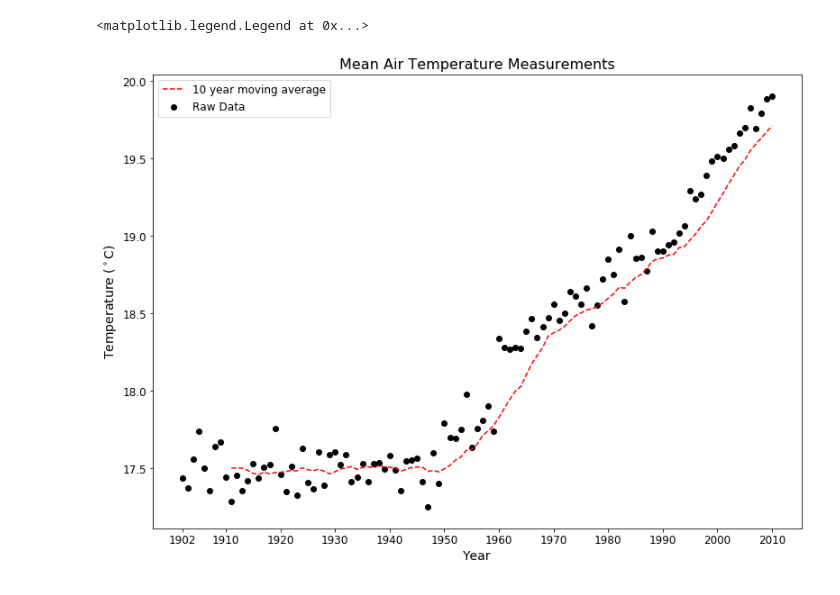
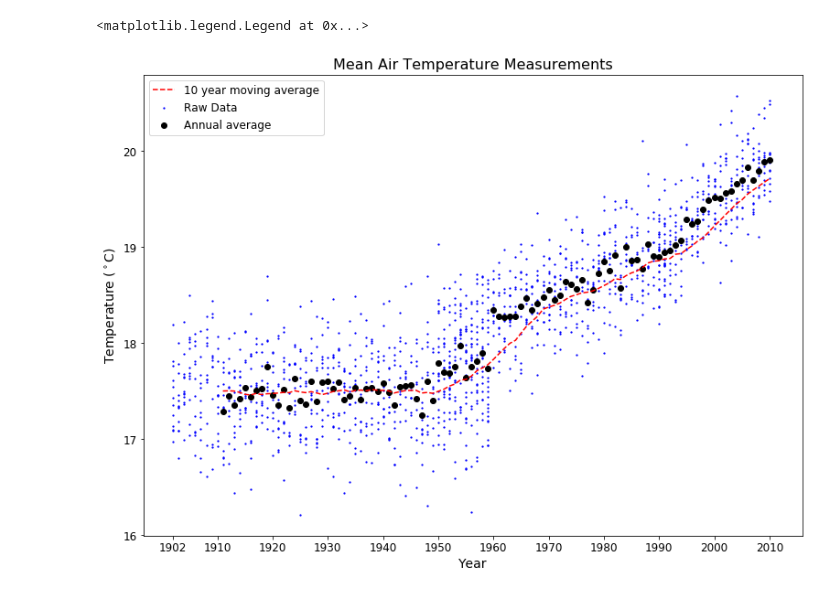
Before and after one commit to PacktWorkshops/The-Supervised-Learning-Workshop, a Jupyter notebook: Chapter 2 - Regression/Exercise_2_01.ipynb, the cells around one changed output. Drawn from its saved outputs; the diff is of its cells as text; code cells hidden in the pictures.

```diff
--- a/Chapter 2 - Regression/Exercise_2_01.ipynb
+++ b/Chapter 2 - Regression/Exercise_2_01.ipynb
@@ -26,5 +57,8 @@ df.head()
 # %%
-df_group_year = df.groupby('Year').agg(np.mean)
+#
+# roll up by year
+#
+df_group_year = df.groupby('Year').agg(['mean'])
 print(df_group_year.head())
 print(df_group_year.tail())
 # %% [output]
@@ -45,6 +89,7 @@ Year
 # %%
 window = 10
-rolling = df_group_year.AverageTemperature.rolling(window).mean()
-print(rolling.head(14))
-print(rolling.tail())
+smoothed_df = \
+  df_group_year.Temperature.rolling(window).mean()
+print(smoothed_df.head(14))
+print(smoothed_df.tail())
 # %% [output]
@@ -67,0 +113,9 @@ Name: AverageTemperature, dtype: float64
+# %%
+#
+# filter out the NaN values
+#
+smoothed_df = smoothed_df[smoothed_df['mean'].notnull()]
+#
+# quick plot to understand what we have so far
+#
+plt.scatter(smoothed_df.index, smoothed_df['mean'])
@@ -68,34 +125,43 @@ Name: AverageTemperature, dtype: float64
 # %%
 fig = plt.figure(figsize=(10, 7))
 ax = fig.add_axes([1, 1, 1, 1]);
 #
 # Raw data
 #
-ax.scatter(df_group_year.index,
-           df_group_year.AverageTemperature,
-           label = 'Raw Data', c = 'k')
+raw_plot_data = df[df.Year > 1901]
+ax.scatter(raw_plot_data.Year,
+           raw_plot_data.Temperature,
+           label = 'Raw Data', c = 'blue',
+           s = 1.5)
+#
+# Annual averages
+#
+annual_plot_data = df_group_year.filter(items = smoothed_df.index, axis = 0)
+ax.scatter(annual_plot_data.index,
+           annual_plot_data.Temperature,
+           label = 'Annual average', c = 'k')
 #
 # Moving averages
 #
-ax.plot(df_group_year.index,
-        rolling,
+ax.plot(smoothed_df.index,
+        smoothed_df,
         c = 'r',
         linestyle = '--',
         label = f'{window} year moving average')
 #
 ax.set_title('Mean Air Temperature Measurements',
              fontsize = 16)
 #
 # make the ticks include the first and last years
 #
 tick_years = [1902] + list(range(1910, 2011, 10))
 ax.set_xlabel('Year',
               fontsize = 14)
 ax.set_ylabel('Temperature ($^\circ$C)',
               fontsize = 14)
 ax.set_xticks(tick_years)
 ax.tick_params(labelsize = 12)
 ax.legend(fontsize = 12)
 # %% [output]
 <matplotlib.legend.Legend at 0x...>
-[figure, old version]
+[figure, new version]
```
Also changed, not shown: parts of 8 cells of this notebook, 1 other file.
